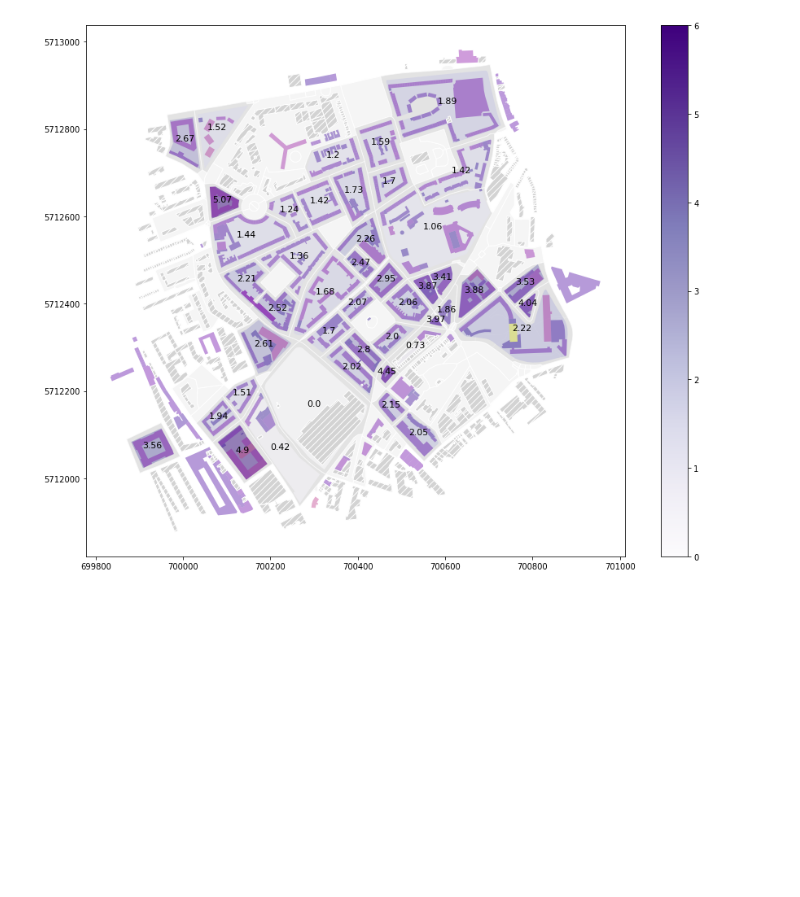
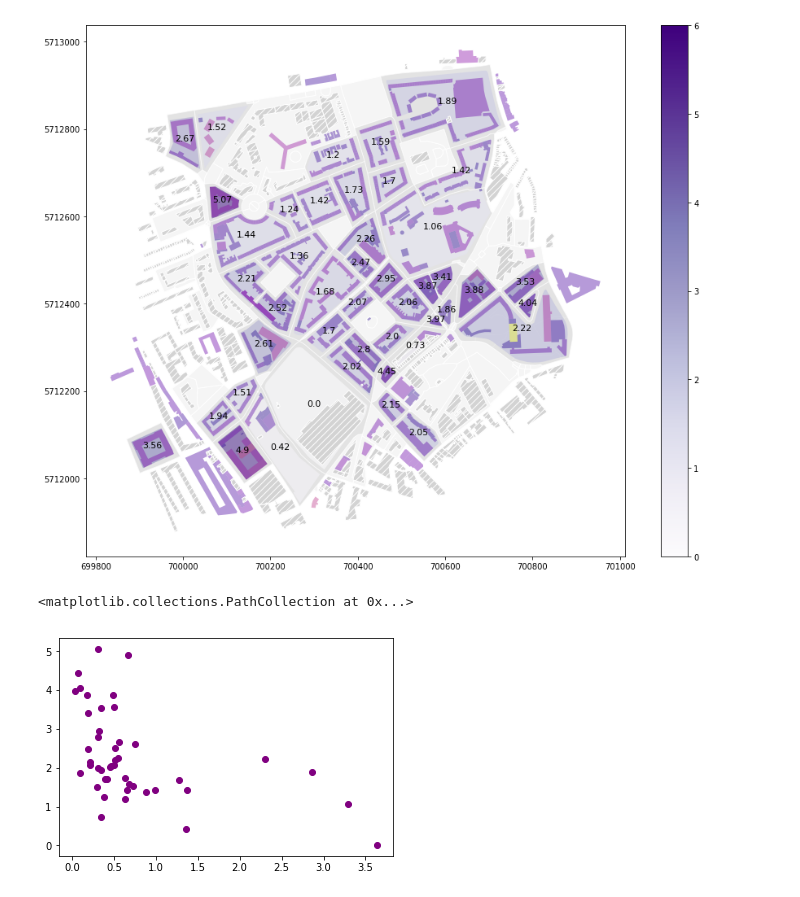
Before and after one commit to AtelierLibre/osmuf, a Jupyter notebook: notebooks/03-GSI_and_FSI.ipynb, the cells around one changed output. Cells and saved outputs as stored; diff of their text form; code cells hidden in the pictures; blank space fills up the shorter version.

```diff
--- a/notebooks/03-GSI_and_FSI.ipynb
+++ b/notebooks/03-GSI_and_FSI.ipynb
@@ -109,3 +85,8 @@ for idx, row in city_blocks.iterrows():
     ax.text(row.geometry.centroid.x, row.geometry.centroid.y, label, **style)
 # %% [output]
 [figure]
+# %%
+plt.scatter(city_blocks.area_net_ha, city_blocks.FSI_net, color='Purple')
+# %% [output]
+<matplotlib.collections.PathCollection at 0x...>
+[figure, added]
```
Also changed, not shown: parts of 4 cells of this notebook, 1 other file.
